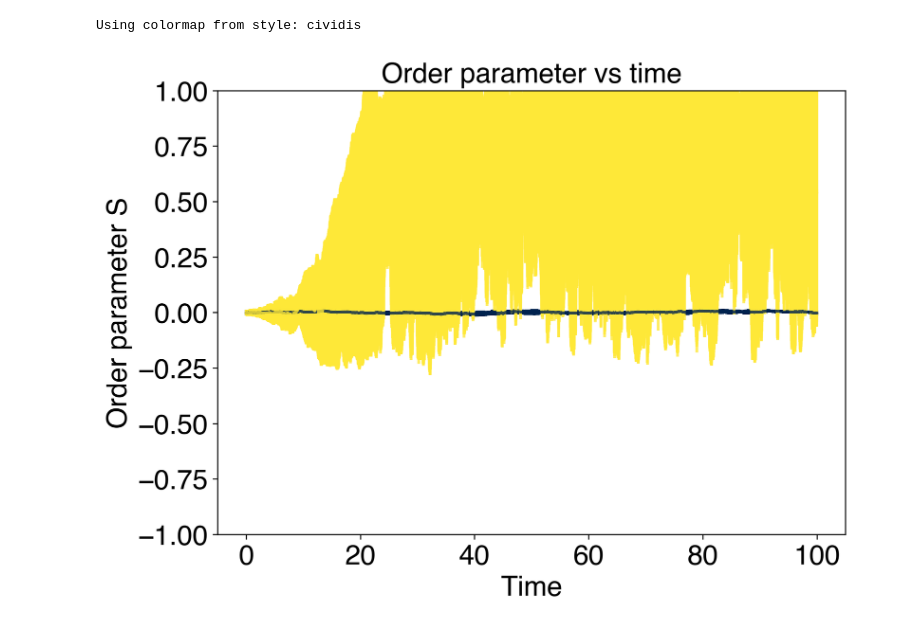
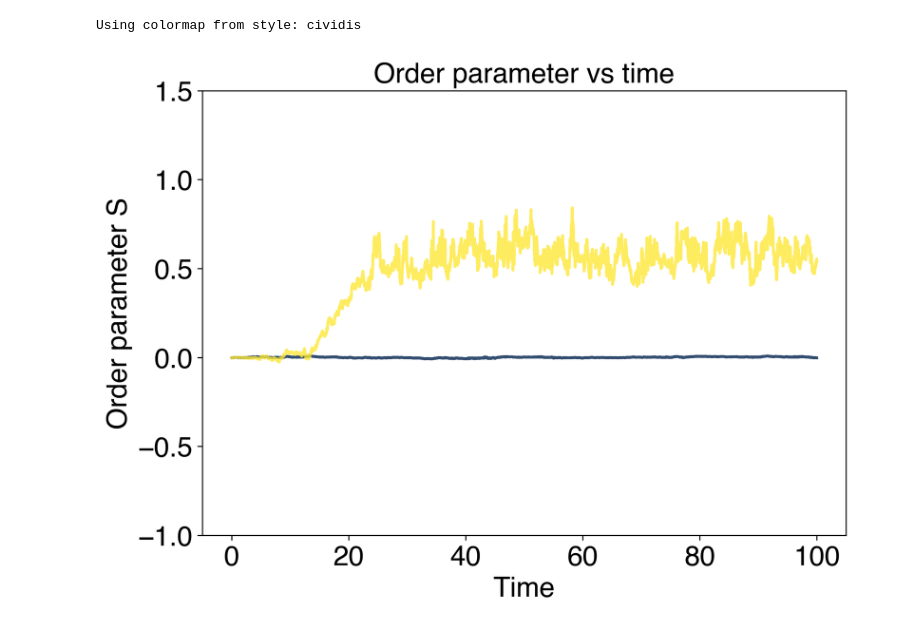
Before and after one commit to wppppupr/MTCargoSim, a Jupyter notebook: analysis/graph/order.ipynb, the cells around one changed output. Saved outputs shown, nothing was run; the diff lists cells and outputs as text; code cells hidden in the pictures.

```diff
--- a/analysis/graph/order.ipynb
+++ b/analysis/graph/order.ipynb
@@ -28,24 +28,25 @@ Using colormap from style: cividis
 # %%
 fig, ax = plt.subplots()
 
 if len(S_list) == 0:
     print("No data found to plot.")
 else:
     n = len(S_list)
     colors = cmap(np.linspace(0, 1, n))
 
     for idx, S_array in enumerate(S_list):
         S_em = np.mean(S_array, axis = 0)
         S_std = np.std(S_array, axis = 0)
 
         x = np.arange(S_em.size) * 0.01  # 時間刻み（必要に応じて調整）
-        ax.errorbar(x, S_em, S_std, color=colors[idx], alpha=0.8)
+        #ax.errorbar(x, S_em, S_std, color=colors[idx], alpha=0.8)
+        ax.plot(x, S_em, color=colors[idx], alpha=0.8)
 
-    ax.set_ylim((-1,1))
+    ax.set_ylim((-1.0,1.5))
     ax.set_xlabel('Time')
     ax.set_ylabel('Order parameter S')
     ax.set_title('Order parameter vs time')
 
 plt.show()
 # %% [output]
-[figure, old version]
+[figure, new version]
```
